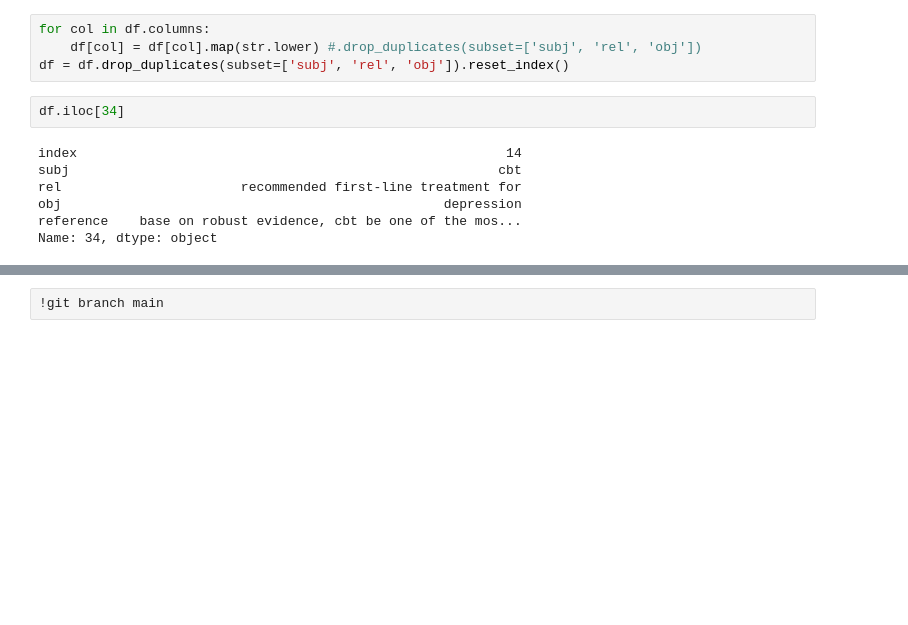
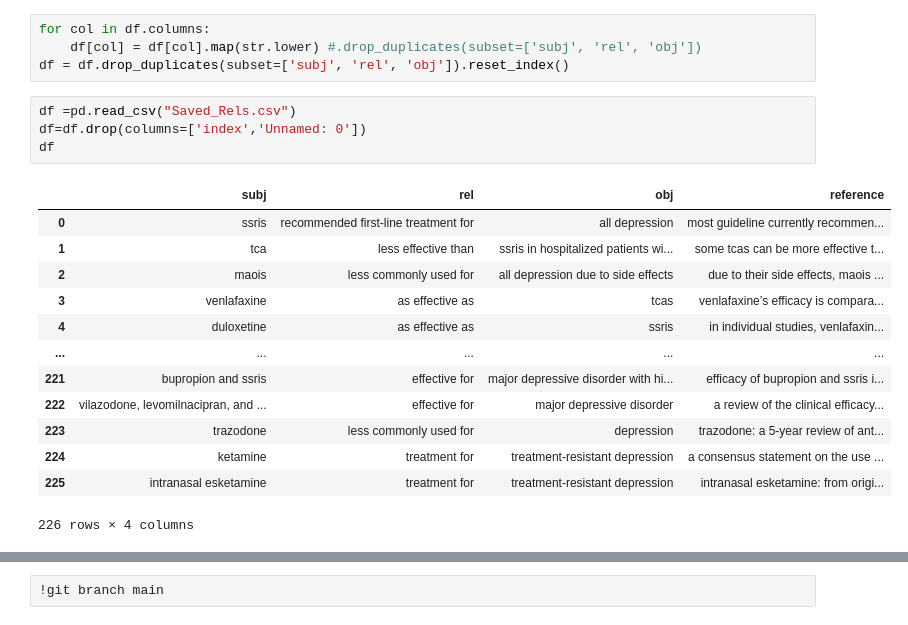
Before and after one commit to rishikasrinivas/KnowledgeGraphMentalHealth, a Jupyter notebook: model.ipynb, the cells around one changed output, grey strips where cells are left out. Saved outputs shown, nothing was run; the diff lists cells and outputs as text; blank space fills up the shorter version.

```diff
--- a/model.ipynb
+++ b/model.ipynb
@@ -357,11 +368,20 @@ for col in df.columns:
     df[col] = df[col].map(str.lower) #.drop_duplicates(subset=['subj', 'rel', 'obj'])
 df = df.drop_duplicates(subset=['subj', 'rel', 'obj']).reset_index()
 # %%
-df.iloc[34]
+df =pd.read_csv("Saved_Rels.csv")
+df=df.drop(columns=['index','Unnamed: 0'])
+df
 # %% [output]
+|  | subj | rel | obj | reference |
+| 0 | ssris | recommended first-line treatment for | all depression | most guideline currently recommen... |
+| 1 | tca | less effective than | ssris in hospitalized patients wi... | some tcas can be more effective t... |
+| 2 | maois | less commonly used for | all depression due to side effects | due to their side effects, maois ... |
+| 3 | venlafaxine | as effective as | tcas | venlafaxine’s efficacy is compara... |
+| 4 | duloxetine | as effective as | ssris | in individual studies, venlafaxin... |
+| ... | ... | ... | ... | ... |
+| 221 | bupropion and ssris | effective for | major depressive disorder with hi... | efficacy of bupropion and ssris i... |
+| 222 | vilazodone, levomilnacipran, and ... | effective for | major depressive disorder | a review of the clinical efficacy... |
+| 223 | trazodone | less commonly used for | depression | trazodone: a 5-year review of ant... |
+| 224 | ketamine | treatment for | treatment-resistant depression | a consensus statement on the use ... |
+| 225 | intranasal esketamine | treatment for | treatment-resistant depression | intranasal esketamine: from origi... |
-index                                                       14
-subj                                                       cbt
-rel                       recommended first-line treatment for
-obj                                                 depression
-reference    base on robust evidence, cbt be one of the mos...
-Name: 34, dtype: object
+226 rows × 4 columns
```
Also changed, not shown: parts of 16 cells of this notebook.
